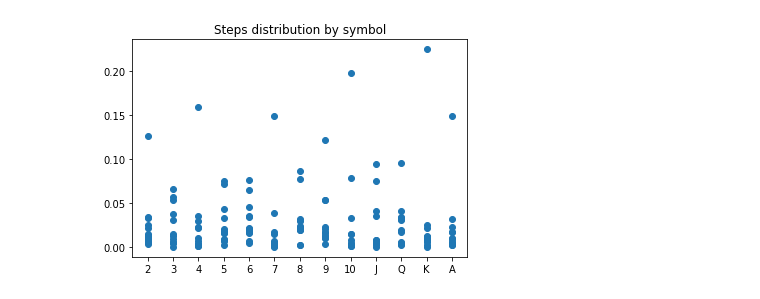
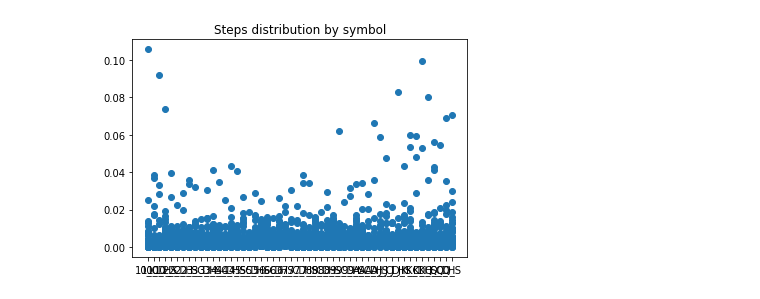
Before and after one commit to MrComboF10/Card-Games-with-AR, a Jupyter notebook: template_matching_pre_processing.ipynb, the cells around one changed output. Saved outputs shown, nothing was run; the diff lists cells and outputs as text; code cells hidden in the pictures.

```diff
--- a/template_matching_pre_processing.ipynb
+++ b/template_matching_pre_processing.ipynb
@@ -17,10 +20,12 @@ def create_binary(frame):
 
     return frame
 # %%
-labels = ['2', '3', '4', '5', '6', '7', '8', '9', '10', 'J', 'Q', 'K', 'A']
+labels = [f for f in listdir('identifiers/') if isfile(join('identifiers/', f))]
+labels.sort()
 names = []
 for i in range(len(labels)):
-    names.append(create_binary(cv2.imread('names/' + labels[i] + '.png')))
+    labels[i] = labels[i][:len(labels[i])-4]
+    names.append(create_binary(cv2.imread('identifiers/' + labels[i] + '.png')))
 # %%
 def get_number_black_pixels(img):
     return np.sum(img == 0)
@@ -39,7 +44,7 @@ def get_images_similarity_ratio(img1, img2):
 
     return number_black_pixels / total_pixels
 # %%
-matrix = [[] for _ in range(13)]
+matrix = [[] for _ in range(52)]
 
 i = 0
 for img1 in names:
@@ -91,11 +101,10 @@ plt.show()
 # %%
-steps = [[] for _ in range(13)]
+steps = [[] for _ in range(52)]
 
 for j in range(len(matrix)):
     for i in range(len(line) - 1):
         steps[j].append(round(matrix[j][i+1] - matrix[j][i], 4))
-    #steps[j].sort()
 
-for i in range(13):
+for i in range(52):
     print(labels[i], steps[i])
 # %% [output]
@@ -115,19 +128,20 @@ A [0.0051, 0.0171, 0.0314, 0.0168, 0.0094, 0.0025, 0.0024, 0.0043, 0.0063, 0.010
 # %%
 points = []
 
 i = 1
 for line in steps:
     for point in line:
         points.append((i, point))
     i += 1
 
+#plt.figure(figsize=(26,20))
 plt.scatter(*zip(*points))
-plt.xticks([1,2,3,4,5,6,7,8,9,10,11,12,13], ['2', '3', '4', '5', '6', '7', '8', '9', '10', 'J', 'Q', 'K', 'A'])
+plt.xticks(list(range(1,53)), labels)
 plt.title('Steps distribution by symbol')
-plt.savefig('graphs/steps.png')
+plt.savefig('graphs/steps.png', dpi=500)
 plt.show()
 # %% [output]
-[figure, old version]
+[figure, new version]
 # %%
 data = []
 
```
Also changed, not shown: parts of 5 cells of this notebook, 5 other files.
